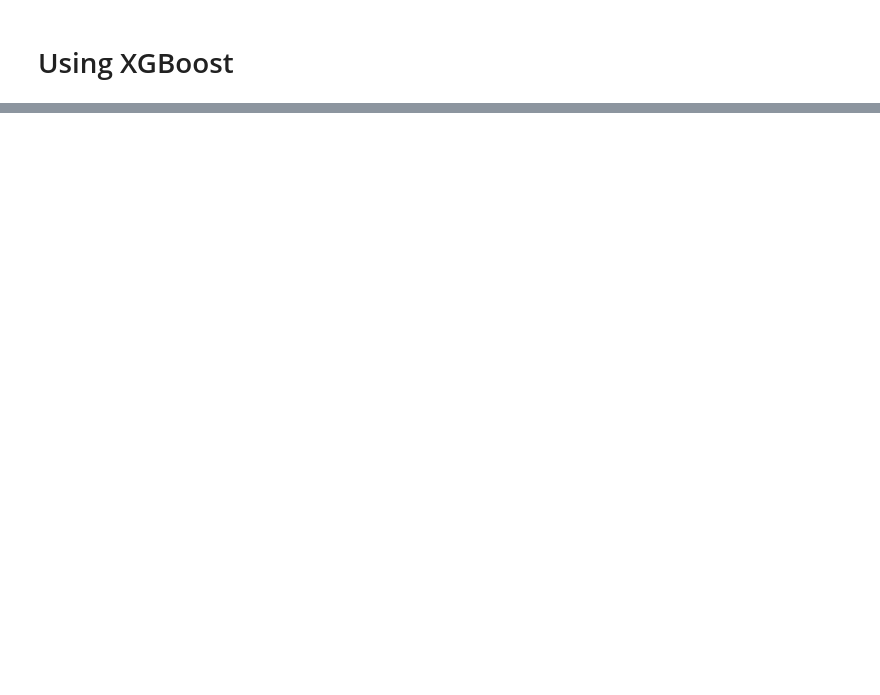
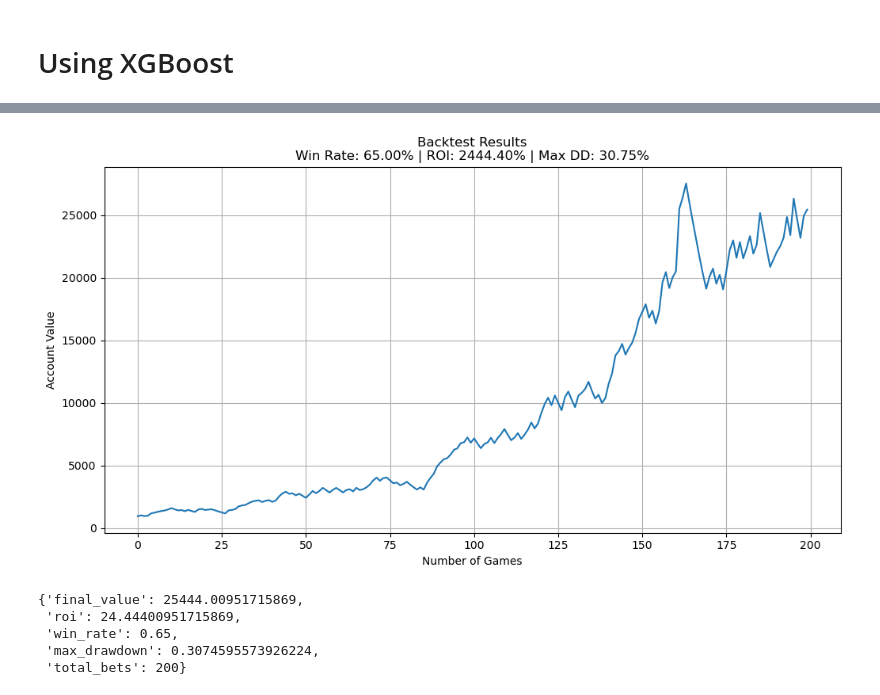
Before and after one commit to forbesjon2/NFL, a Jupyter notebook: NFL_ANN.ipynb, the cells around one changed output, grey strips where cells are left out. Saved outputs shown, nothing was run; the diff lists cells and outputs as text; code cells hidden in the pictures; blank space fills up the shorter version.

```diff
--- a/NFL_ANN.ipynb
+++ b/NFL_ANN.ipynb
@@ -892,18 +522,0 @@ def print_callback(study, trial):
-# %%
-study = optuna.create_study(
-    direction='maximize',   # max because using f1
-    pruner=optuna.pruners.HyperbandPruner(
-        min_resource=1,
-        max_resource=n_train_iter
-    )
-)
-# Uncomment to run
-if False:
-    study.optimize(objective, n_trials=2000, callbacks=[print_callback])
-    # study.optimize(objective, n_trials=3)
-    print("Best trial:")
-    trial = study.best_trial
-    print("Value: ", trial.value)
-    print("Params: ")
-    for key, value in trial.params.items():
-        print(f"    {key}: {value}")
@@ -1025,12 +888,15 @@ param_grid = {
     'subsample': [0.8, 1.0],                     # Removed 0.6 as it might be too aggressive for this dataset size
     'colsample_bytree': [0.8, 1.0],              # Same as above
     'min_child_weight': [1, 3],                  # Removed 5 as it might be too restrictive
-    'monotone_constraints': [monotone_constraints_tuple, no_monotone_constraints_tuple]
+    # 'monotone_constraints': [monotone_constraints_tuple, no_monotone_constraints_tuple]
+    'monotone_constraints': [no_monotone_constraints_tuple]
 }
 
+model = XGBClassifier(use_label_encoder=False, eval_metric='logloss')
 
-model = XGBClassifier(eval_metric='logloss')
 
-# Tune hyperparameters
-grid_search = GridSearchCV(model, param_grid, cv=5, verbose=1)
+# Create a custom scorer using the F1 score
+f1_scorer = make_scorer(f1_score, average='weighted')
+# Tune hyperparameters using GridSearchCV with the custom F1 scorer
+grid_search = GridSearchCV(model, param_grid, scoring=f1_scorer, cv=5, verbose=1)
 grid_search.fit(conts_train, y_train)
@@ -1052,7 +923,9 @@ model = XGBClassifier(
     # **{'colsample_bytree': 1.0, 'learning_rate': 0.01, 'max_depth': 6, 'min_child_weight': 3, 'n_estimators': 200, 'subsample': 0.8}
     # **{'colsample_bytree': 0.8, 'learning_rate': 0.1, 'max_depth': 3, 'min_child_weight': 3, 'monotone_constraints': (1, 1, 1, 1, 1, 1, 0, 1, 1, -1, -1, 0, 1, 1, -1, -1, -1, -1, 0, 1, -1, 1, -1, 1, 1, 1, 1, 1, 0, 1, 1, 1, 1, 0, 0, 1, 1, 0, 1, 1, 0, 1, 0, 0, 1, 0, 1, 0, 0, 1, 1, 0, 0, 1, 1, 0, 0, 0, 0, 1, 0, 1), 'n_estimators': 90, 'subsample': 1.0},
 
-    **{'colsample_bytree': 0.8, 'learning_rate': 0.1, 'max_depth': 3, 'min_child_weight': 3, 'monotone_constraints': (1, 1, 1, 1, 1, 1, 0, 1, 1, -1, -1, 0, 1, 1, -1, -1, -1, -1, 0, 1, -1, 1, -1, 1, 1, 1, 1, 1, 0, 1, 1, 1, 1, 0, 0, 1, 1, 0, 1, 1, 0, 1, 0, 0, 1, 0, 1, 0, 0, 1, 1, 0, 0, 1, 1, 0, 0, 0, 0, 1, 0, 1), 'n_estimators': 200, 'subsample': 1.0}
+    # **{'colsample_bytree': 0.8, 'learning_rate': 0.1, 'max_depth': 3, 'min_child_weight': 3, 'monotone_constraints': (1, 1, 1, 1, 1, 1, 0, 1, 1, -1, -1, 0, 1, 1, -1, -1, -1, -1, 0, 1, -1, 1, -1, 1, 1, 1, 1, 1, 0, 1, 1, 1, 1, 0, 0, 1, 1, 0, 1, 1, 0, 1, 0, 0, 1, 0, 1, 0, 0, 1, 1, 0, 0, 1, 1, 0, 0, 0, 0, 1, 0, 1), 'n_estimators': 200, 'subsample': 1.0}
+#    **grid_search.best_params_,
+    **{'colsample_bytree': 1.0, 'learning_rate': 0.01, 'max_depth': 6, 'min_child_weight': 3, 'monotone_constraints': (0, 0, 0, 0, 0, 0, 0, 0, 0, 0, 0, 0, 0, 0, 0, 0, 0, 0, 0, 0, 0, 0, 0, 0, 0, 0, 0, 0, 0, 0, 0, 0, 0, 0, 0, 0, 0, 0, 0, 0, 0, 0, 0, 0, 0, 0, 0, 0, 0, 0, 0, 0, 0, 0, 0, 0, 0, 0, 0, 0, 0, 0), 'n_estimators': 200, 'subsample': 0.8}
 
 )
 model.fit(
@@ -1064,12 +967,19 @@ model.fit(
 # %%
 # Make predictions for test data
 # model = grid_search.best_estimator_
 y_pred = model.predict(perf_conts)
 predictions = [round(value) for value in y_pred]
 accuracy = accuracy_score(perf_y_col[:,0], predictions)
 
-nfl_utils.backtest_model(model, perf_conts, perf_y_col, initial_capital=1000, position_size=0.1,
+nfl_utils.backtest_model(model, perf_conts, perf_y_col, initial_capital=1000, position_size=0.08,
                    confidence_threshold=0, show_plot=True)
+# %% [output]
+[figure, added]
+{'final_value': 25444.00951715869,
+ 'roi': 24.44400951715869,
+ 'win_rate': 0.65,
+ 'max_drawdown': 0.3074595573926224,
+ 'total_bets': 200}
 # %%
 # Make confusion matrix
 cm = confusion_matrix(perf_y_col[:,0], y_pred)
```
Also changed, not shown: parts of 32 cells of this notebook, 4 other files.
